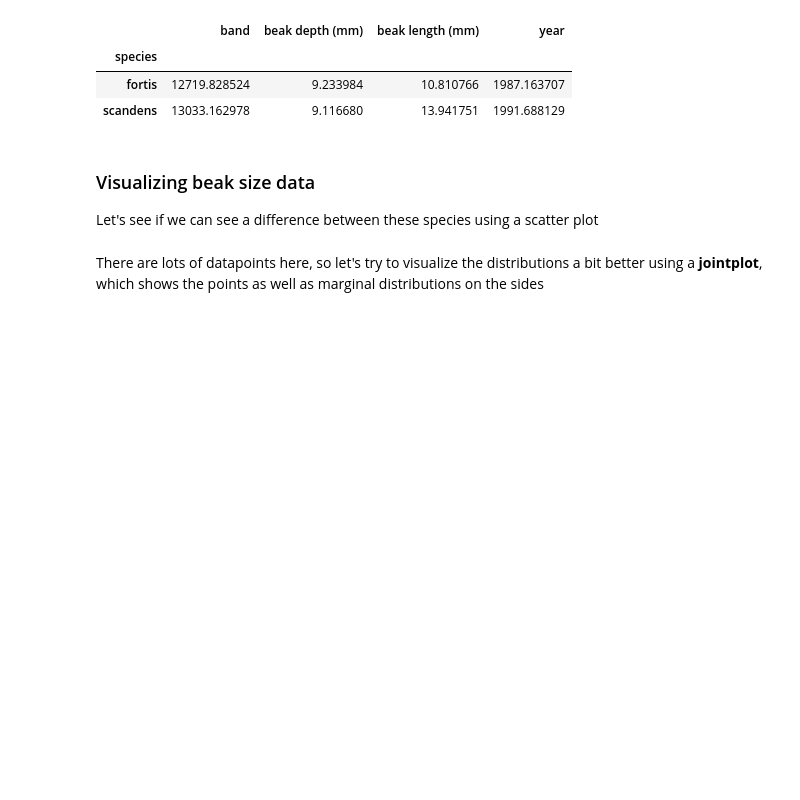
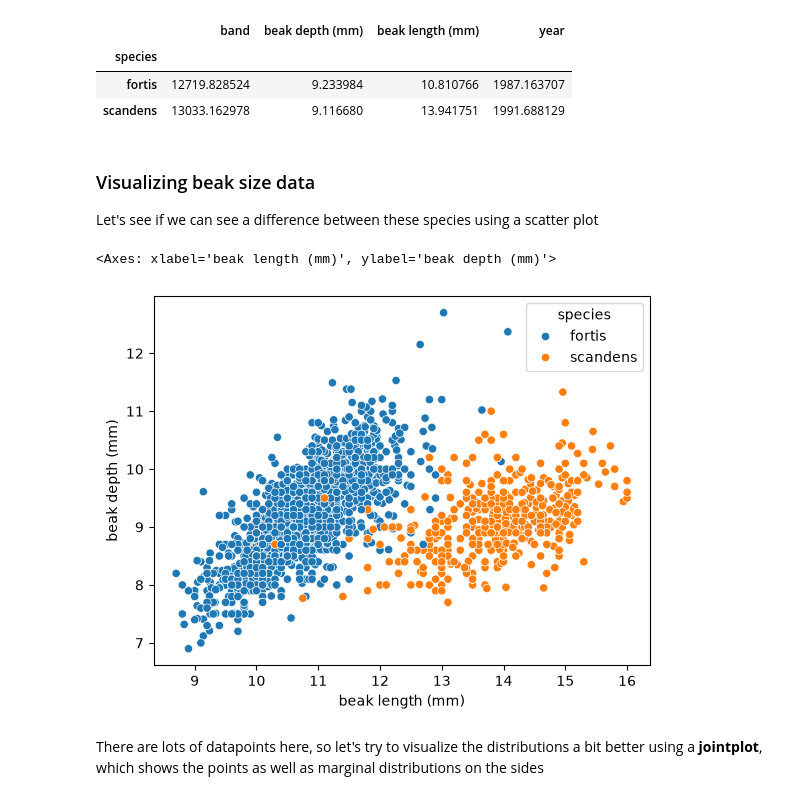
Before and after one commit to avaireem/ABIO588, a Jupyter notebook: miniproject_1_tutorial_blank.ipynb, the cells around one changed output. Cells and saved outputs as stored; diff of their text form; code cells hidden in the pictures; blank space fills up the shorter version.

```diff
--- a/miniproject_1_tutorial_blank.ipynb
+++ b/miniproject_1_tutorial_blank.ipynb
@@ -122,6 +122,11 @@ beak_df.groupby('species').agg('mean')
 # %% [markdown]
 ### Visualizing beak size data
 Let's see if we can see a difference between these species using a scatter plot
+# %%
+sns.scatterplot(data=beak_df, x='beak length (mm)', y='beak depth (mm)', hue='species')
+# %% [output]
+<Axes: xlabel='beak length (mm)', ylabel='beak depth (mm)'>
+[figure, added]
 # %% [markdown]
 There are lots of datapoints here, so let's try to visualize the distributions a bit better using a **jointplot**, which shows the points as well as marginal distributions on the sides
 # %% [markdown]
```
Also changed, not shown: parts of 2 cells of this notebook, 7 other files.
